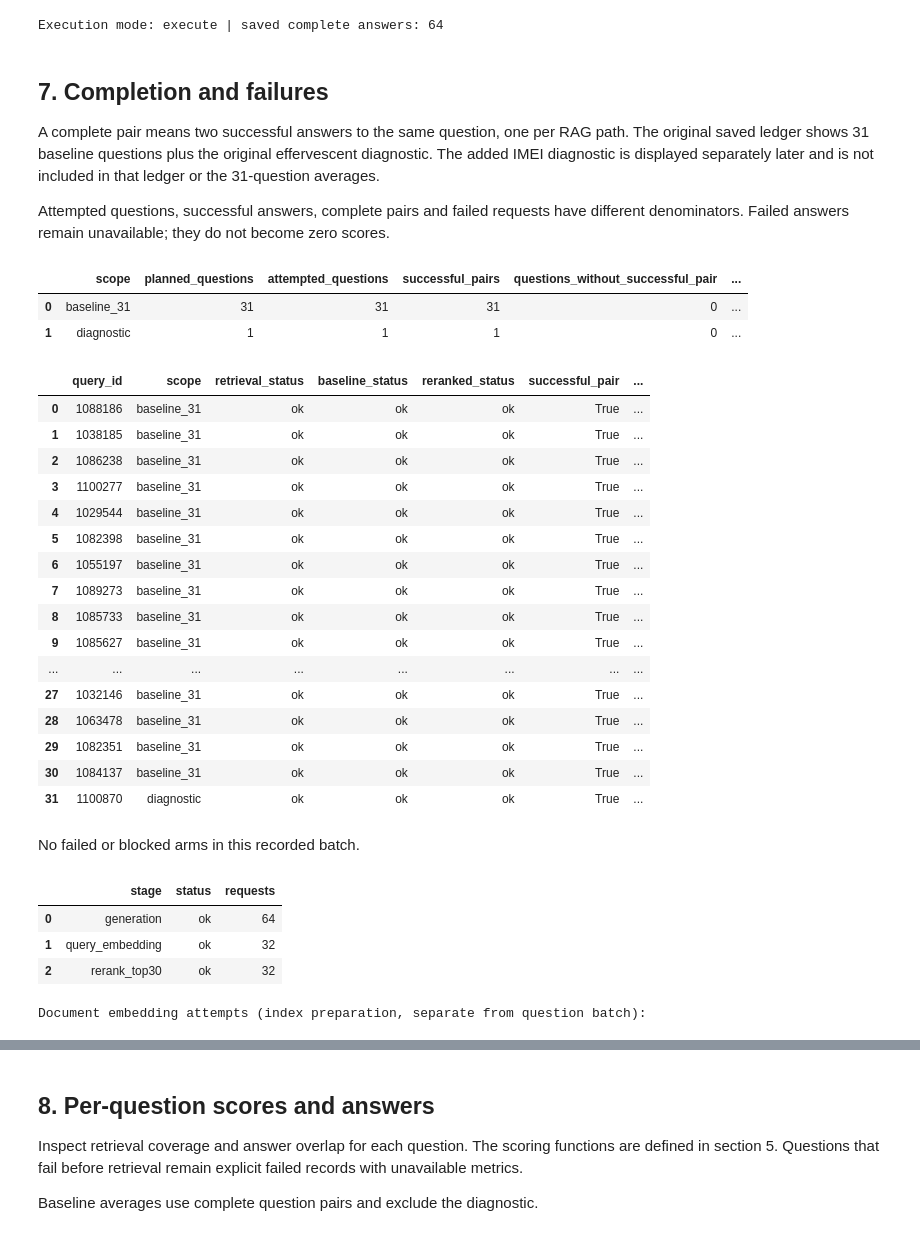
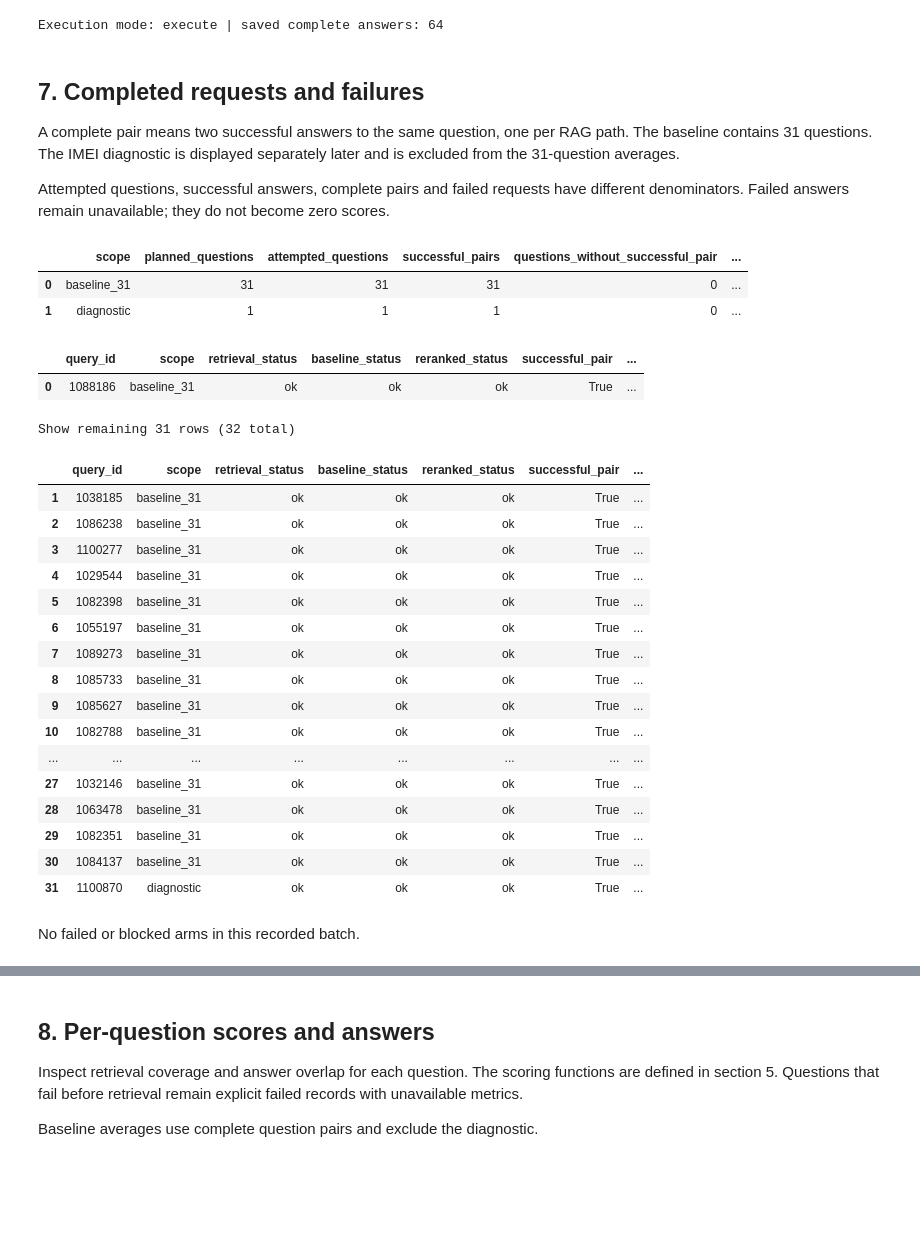
Before and after one commit to manimalakumar/rag-reranking-evaluation, a Jupyter notebook: experiments/v1-baseline/Experiment-1-Baseline.ipynb, the cells around one changed output, grey strips where cells are left out. Cells and saved outputs as stored; diff of their text form; code cells hidden in the pictures; blank space fills up the shorter version.

```diff
--- a/experiments/v1-baseline/Experiment-1-Baseline.ipynb
+++ b/experiments/v1-baseline/Experiment-1-Baseline.ipynb
@@ -484,71 +247,33 @@ Execution mode: execute | saved complete answers: 64
 # %% [markdown]
-## 7. Completion and failures
+## 7. Completed requests and failures
 
-A complete pair means two successful answers to the same question, one per RAG path. The original saved ledger shows 31 baseline questions plus the original effervescent diagnostic. The added IMEI diagnostic is displayed separately later and is not included in that ledger or the 31-question averages.
+A complete pair means two successful answers to the same question, one per RAG path. The baseline contains 31 questions. The IMEI diagnostic is displayed separately later and is excluded from the 31-question averages.
 
 Attempted questions, successful answers, complete pairs and failed requests have different denominators. Failed answers remain unavailable; they do not become zero scores.
 # %%
-status_rows = []
-for r in results:
-    status_rows.append({'query_id': r['query_id'], 'scope': r['scope'],
-        'retrieval_status': r.get('retrieval_status'),
-        'baseline_status': r['arms']['baseline']['status'],
-        'reranked_status': r['arms']['reranked']['status'],
-        'successful_pair': all(r['arms'][a]['status'] == 'ok' for a in ARMS),
-        'baseline_generation_attempted': r['arms']['baseline'].get('generation_attempted', False),
-        'reranked_generation_attempted': r['arms']['reranked'].get('generation_attempted', False)})
-status_table = pd.DataFrame(status_rows)
-coverage_rows = []
-for scope in ['baseline_31', 'diagnostic']:
-    frame = status_table[status_table.scope.eq(scope)]
-    coverage_rows.append({'scope': scope, 'planned_questions': 31 if scope == 'baseline_31' else 1,
-        'attempted_questions': len(frame), 'successful_pairs': int(frame.successful_pair.sum()),
-        'questions_without_successful_pair': int((~frame.successful_pair).sum()),
-        'successful_baseline_answers': int(frame.baseline_status.eq('ok').sum()),
-        'successful_reranked_answers': int(frame.reranked_status.eq('ok').sum()),
-        'failed_or_blocked_arms': int((~frame.baseline_status.eq('ok')).sum() + (~frame.reranked_status.eq('ok')).sum())})
-coverage = pd.DataFrame(coverage_rows)
-failure_rows = [{'query_id': r['query_id'], 'scope': r['scope'], 'arm': a,
-    'status': v['status'], 'failed_stage': v.get('failed_stage'),
-    'generation_attempted': v.get('generation_attempted', False), 'error': v.get('error')}
-    for r in results for a, v in r['arms'].items() if v['status'] != 'ok']
-failures = pd.DataFrame(failure_rows, columns=['query_id', 'scope', 'arm', 'status',
-                                            'failed_stage', 'generation_attempted', 'error'])
-traces = [json.loads(p.read_text()) for p in sorted((RUN / 'requests').glob('*.json'))]
-attempts = pd.DataFrame([{'request_id': t['request_id'], 'query_id': t['query_id'],
-    'stage': t['stage'], 'arm': t.get('arm'), 'status': t['status'],
-    'http_status': t.get('http_status'), 'elapsed_seconds': t.get('elapsed_seconds'),
-    'error': t.get('error')} for t in traces])
-display(coverage)
-display(status_table)
-display(failures if len(failures) else Markdown('No failed or blocked arms in this recorded batch.'))
-display(attempts.groupby(['stage', 'status'], dropna=False).size().rename('requests').reset_index())
-print('Document embedding attempts (index preparation, separate from question batch):')
-display(document_attempts.groupby('status').size().rename('attempts').reset_index())
+view.show('completion')
 # %% [output]
 |  | scope | planned_questions | attempted_questions | successful_pairs | questions_without_successful_pair | ... |
 | 0 | baseline_31 | 31 | 31 | 31 | 0 | ... |
 | 1 | diagnostic | 1 | 1 | 1 | 0 | ... |
 |  | query_id | scope | retrieval_status | baseline_status | reranked_status | successful_pair | ... |
 | 0 | 1088186 | baseline_31 | ok | ok | ok | True | ... |
-| 1 | 1038185 | baseline_31 | ok | ok | ok | True | ... |
-| 2 | 1086238 | baseline_31 | ok | ok | ok | True | ... |
-| 3 | 1100277 | baseline_31 | ok | ok | ok | True | ... |
-| 4 | 1029544 | baseline_31 | ok | ok | ok | True | ... |
-| 5 | 1082398 | baseline_31 | ok | ok | ok | True | ... |
-| 6 | 1055197 | baseline_31 | ok | ok | ok | True | ... |
-| 7 | 1089273 | baseline_31 | ok | ok | ok | True | ... |
-| 8 | 1085733 | baseline_31 | ok | ok | ok | True | ... |
-| 9 | 1085627 | baseline_31 | ok | ok | ok | True | ... |
-| ... | ... | ... | ... | ... | ... | ... | ... |
-| 27 | 1032146 | baseline_31 | ok | ok | ok | True | ... |
-| 28 | 1063478 | baseline_31 | ok | ok | ok | True | ... |
-| 29 | 1082351 | baseline_31 | ok | ok | ok | True | ... |
-| 30 | 1084137 | baseline_31 | ok | ok | ok | True | ... |
-| 31 | 1100870 | diagnostic | ok | ok | ok | True | ... |
+Show remaining 31 rows (32 total)
+|  | query_id | scope | retrieval_status | baseline_status | reranked_status | successful_pair | ... |
+| 1 | 1038185 | baseline_31 | ok | ok | ok | True | ... |
+| 2 | 1086238 | baseline_31 | ok | ok | ok | True | ... |
+| 3 | 1100277 | baseline_31 | ok | ok | ok | True | ... |
+| 4 | 1029544 | baseline_31 | ok | ok | ok | True | ... |
+| 5 | 1082398 | baseline_31 | ok | ok | ok | True | ... |
+| 6 | 1055197 | baseline_31 | ok | ok | ok | True | ... |
+| 7 | 1089273 | baseline_31 | ok | ok | ok | True | ... |
+| 8 | 1085733 | baseline_31 | ok | ok | ok | True | ... |
+| 9 | 1085627 | baseline_31 | ok | ok | ok | True | ... |
+| 10 | 1082788 | baseline_31 | ok | ok | ok | True | ... |
+| ... | ... | ... | ... | ... | ... | ... | ... |
+| 27 | 1032146 | baseline_31 | ok | ok | ok | True | ... |
+| 28 | 1063478 | baseline_31 | ok | ok | ok | True | ... |
+| 29 | 1082351 | baseline_31 | ok | ok | ok | True | ... |
+| 30 | 1084137 | baseline_31 | ok | ok | ok | True | ... |
+| 31 | 1100870 | diagnostic | ok | ok | ok | True | ... |
 No failed or blocked arms in this recorded batch.
-|  | stage | status | requests |
-| 0 | generation | ok | 64 |
-| 1 | query_embedding | ok | 32 |
-| 2 | rerank_top30 | ok | 32 |
-Document embedding attempts (index preparation, separate from question batch):
```
Also changed, not shown: parts of 40 cells of this notebook, 24 other files.
